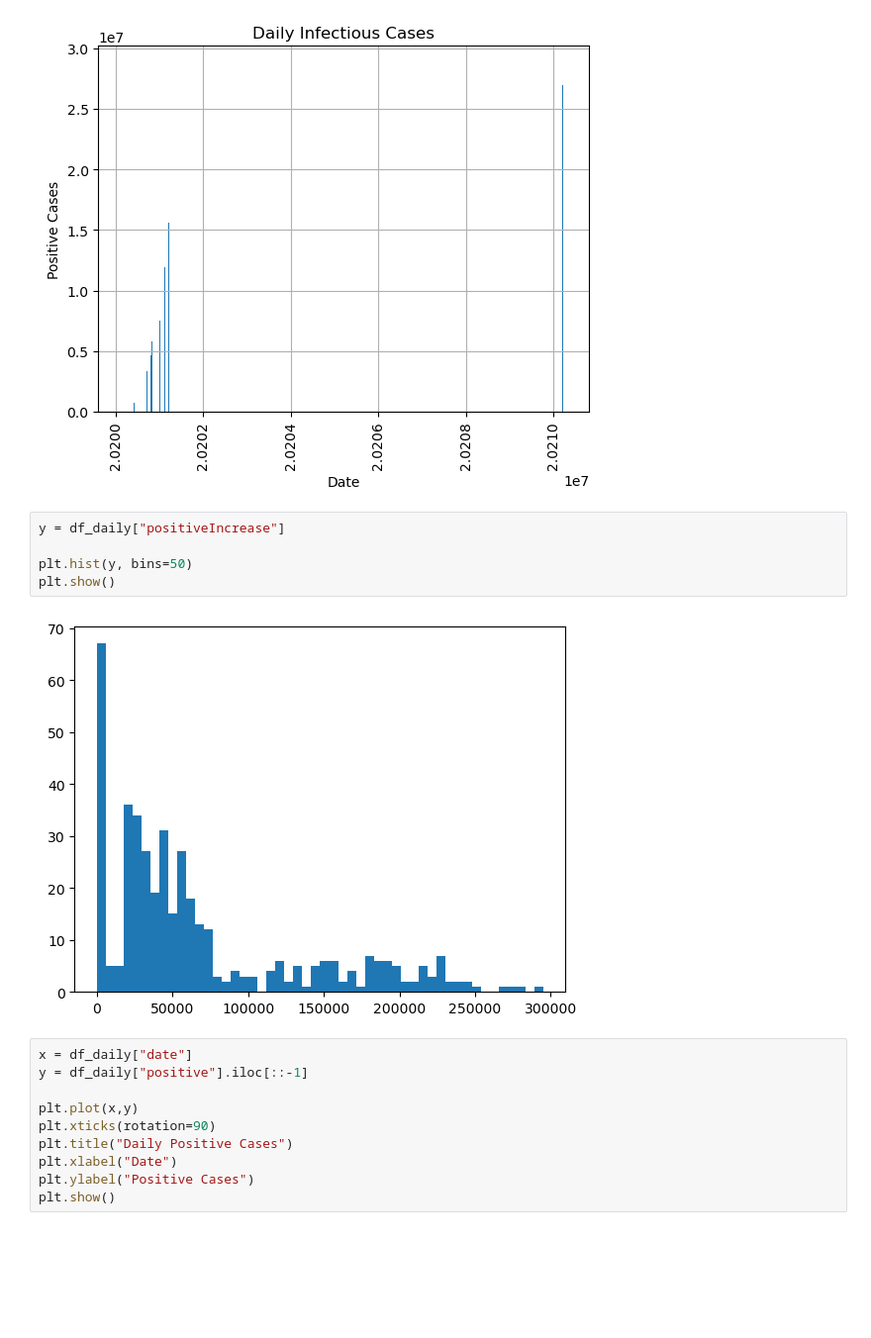
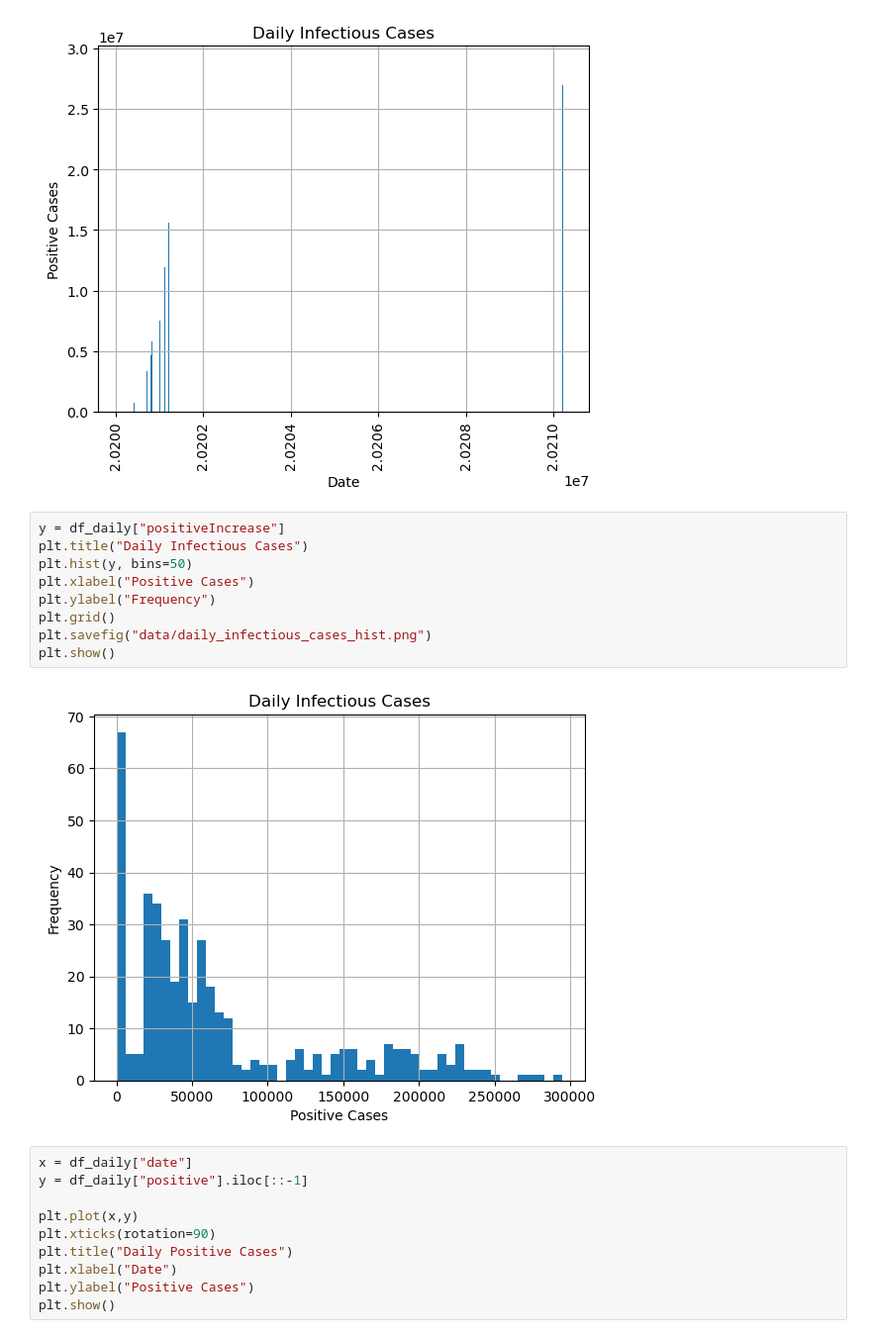
Before and after one commit to Jerjes0/DSC212_FA24_Group9, a Jupyter notebook: notebooks/EDA_1.ipynb, the cells around one changed output. Shown at 99% size. Saved outputs shown, nothing was run; the diff lists cells and outputs as text; blank space fills up the shorter version.

```diff
--- a/notebooks/EDA_1.ipynb
+++ b/notebooks/EDA_1.ipynb
@@ -91,11 +91,15 @@ plt.show()
 [figure]
 # %%
 y = df_daily["positiveIncrease"]
-
+plt.title("Daily Infectious Cases")
 plt.hist(y, bins=50)
+plt.xlabel("Positive Cases")
+plt.ylabel("Frequency")
+plt.grid()
+plt.savefig("data/daily_infectious_cases_hist.png")
 plt.show()
 # %% [output]
-[figure, old version]
+[figure, new version]
 # %%
 x = df_daily["date"]
 y = df_daily["positive"].iloc[::-1]
```
Also changed, not shown: 5 other files.
